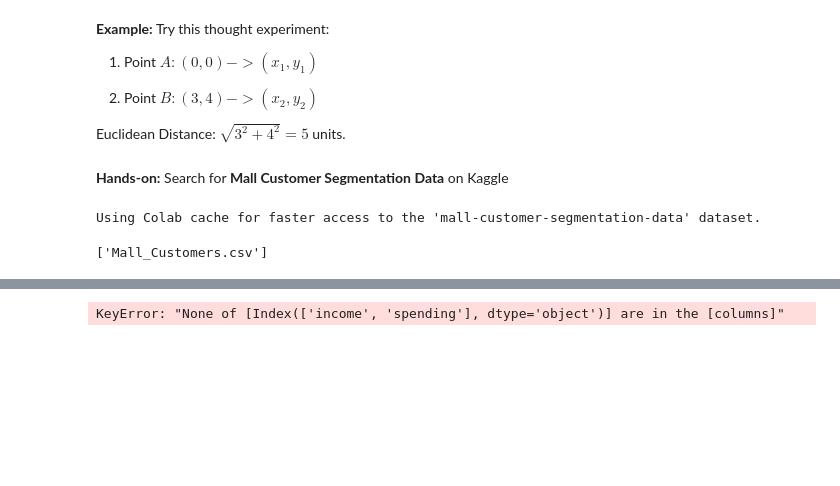
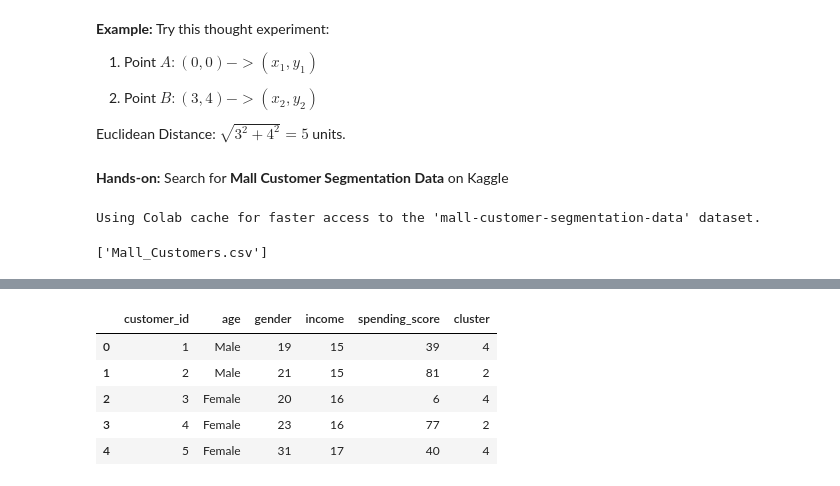
Before and after one commit to epythonlab2/AI_4_health, a Jupyter notebook: module_2_unsupervised_machine_learning.ipynb, the cells around one changed output, grey strips where cells are left out. Drawn from its saved outputs; the diff is of its cells as text; code cells hidden in the pictures; blank space fills up the shorter version.

```diff
--- a/module_2_unsupervised_machine_learning.ipynb
+++ b/module_2_unsupervised_machine_learning.ipynb
@@ -478,0 +486,7 @@ df.head()
+# %%
+# Rename columns
+df.columns = ['customer_id', 'age', 'gender', 'income', 'spending_score']
+# %%
+# 1. Select the best columns for Euclidean distance
+features = ['income', 'spending_score']
+X = df[features]
@@ -479,27 +499,23 @@ df.head()
+# %%
+from sklearn.cluster import KMeans
+
+# 3. Run K-Means (which uses Euclidean distance by default)
+kmeans = KMeans(n_clusters=5, random_state=42)
+df['cluster'] = kmeans.fit_predict(X_scaled)
+
+df.head()
+# %% [output]
+|  | customer_id | age | gender | income | spending_score | cluster |
+| 0 | 1 | Male | 19 | 15 | 39 | 4 |
+| 1 | 2 | Male | 21 | 15 | 81 | 2 |
+| 2 | 3 | Female | 20 | 16 | 6 | 4 |
+| 3 | 4 | Female | 23 | 16 | 77 | 2 |
+| 4 | 5 | Female | 31 | 17 | 40 | 4 |
 # %%
-import pandas as pd
-from sklearn.preprocessing import StandardScaler
-from sklearn.cluster import KMeans
 import matplotlib.pyplot as plt
-
-# 1. Select the best columns for Euclidean distance
-features = ['income', 'spending']
-X = df[features]
-
-# 2. SCALE THE DATA (Crucial for Euclidean!)
-# This makes $50,000 income comparable to a 75/100 spending score
-scaler = StandardScaler()
-X_scaled = scaler.fit_transform(X)
-
-# 3. Run K-Means (which uses Euclidean distance by default)
-kmeans = KMeans(n_clusters=5, random_state=42)
-df['cluster'] = kmeans.fit_predict(X_scaled)
-
 # 4. Visualize the "Seams"
-plt.scatter(df['income'], df['spending'], c=df['cluster'], cmap='viridis')
+plt.scatter(df['income'], df['spending_score'], c=df['cluster'], cmap='viridis')
 plt.xlabel('Annual Income')
 plt.ylabel('Spending Score')
 plt.title('Euclidean Distance at Work')
 plt.show()
-# %% [output]
-KeyError: "None of [Index(['income', 'spending'], dtype='object')] are in the [columns]"
```
Also changed, not shown: parts of 2 cells of this notebook.
